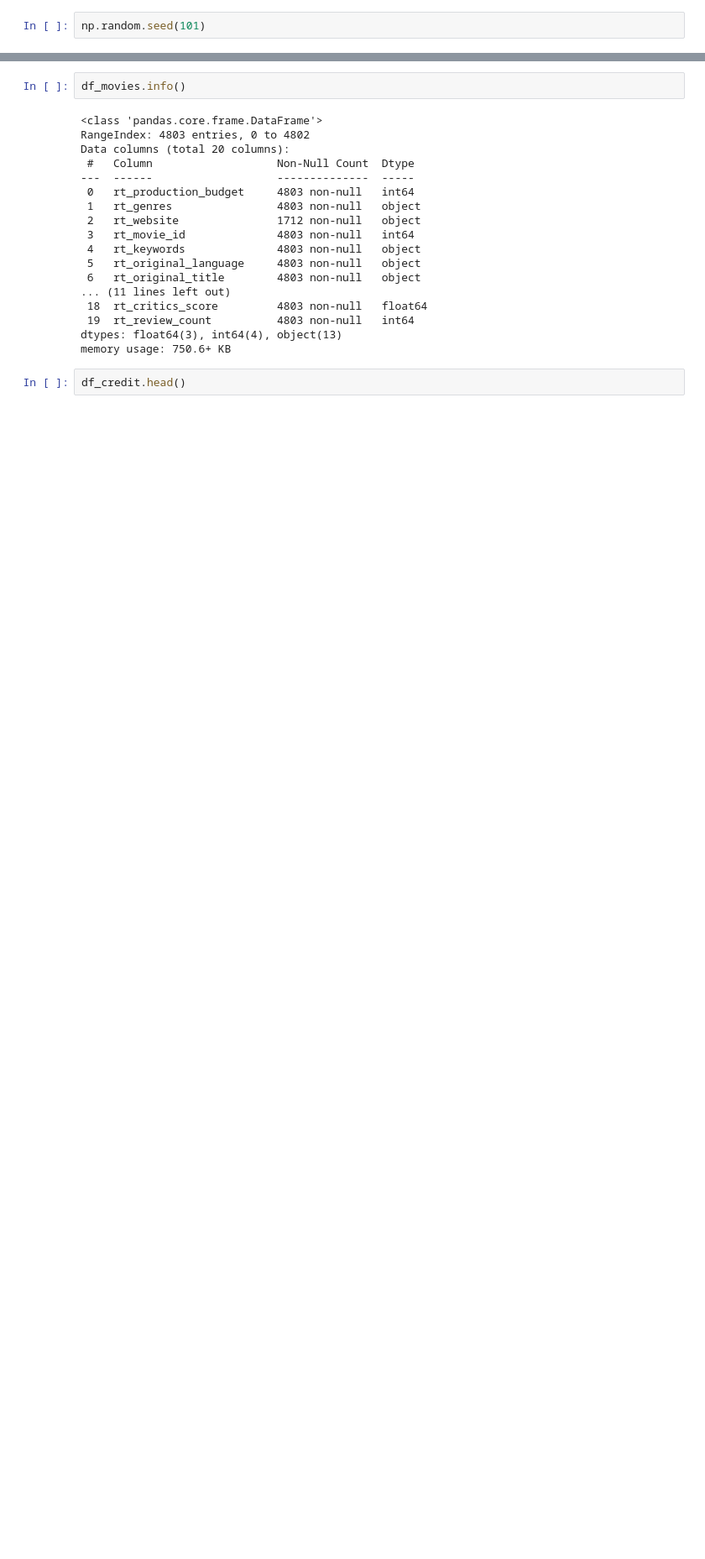
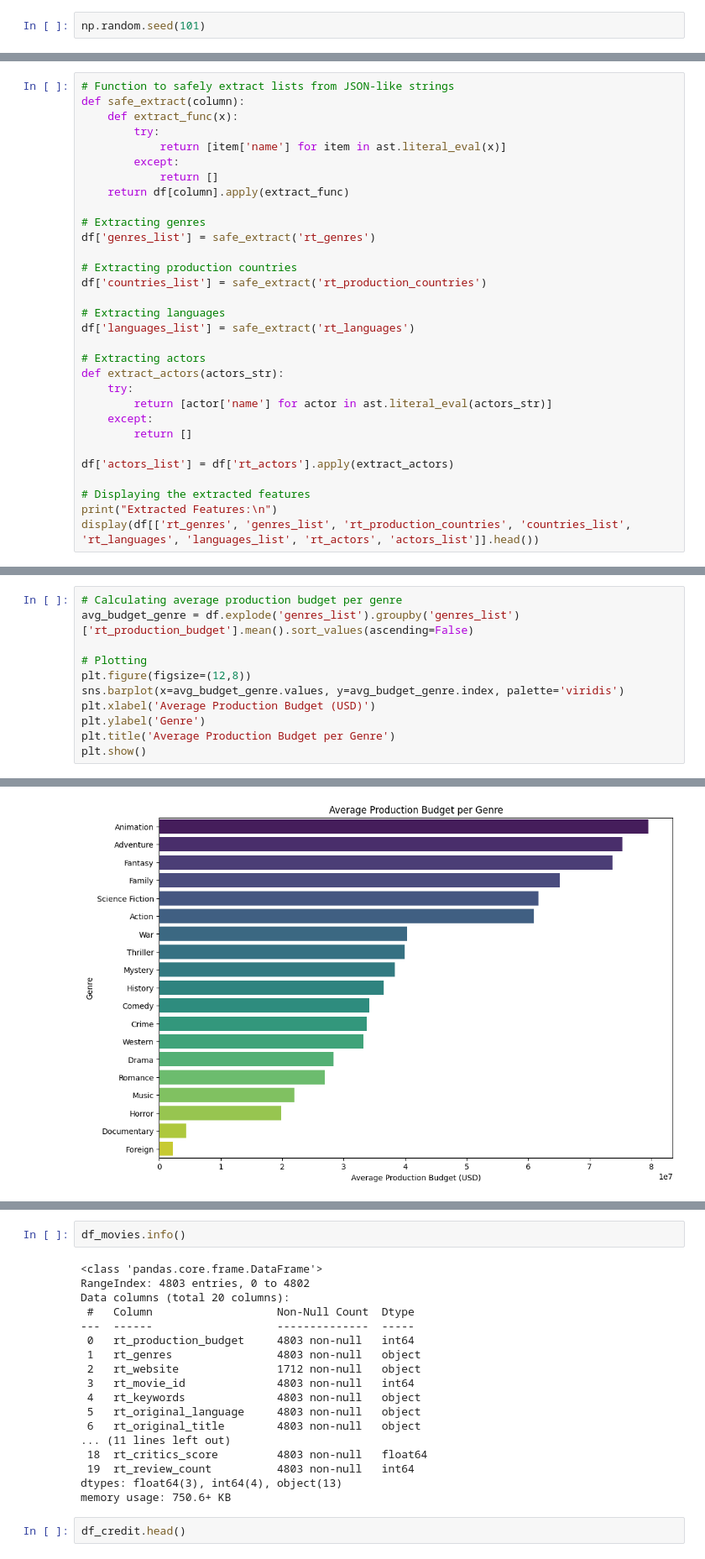
Before and after one commit to lAmiR1HosseiNl/Data_Science_Final_Project, a Jupyter notebook: AliShokoohi_400521477_AmirHosseinRaeghi_400522373/project.ipynb, the cells around one changed output, grey strips where cells are left out. Shown at 84% size. Drawn from its saved outputs; the diff is of its cells as text; blank space fills up the shorter version.

```diff
--- a/AliShokoohi_400521477_AmirHosseinRaeghi_400522373/project.ipynb
+++ b/AliShokoohi_400521477_AmirHosseinRaeghi_400522373/project.ipynb
@@ -65,0 +192,31 @@ X_train, X_test, y_train, y_test = train_test_split(X, y, test_size = 0.25)
+# %%
+# Function to safely extract lists from JSON-like strings
+def safe_extract(column):
+    def extract_func(x):
+        try:
+            return [item['name'] for item in ast.literal_eval(x)]
+        except:
+            return []
+    return df[column].apply(extract_func)
+
+# Extracting genres
+df['genres_list'] = safe_extract('rt_genres')
+
+# Extracting production countries
+df['countries_list'] = safe_extract('rt_production_countries')
+
+# Extracting languages
+df['languages_list'] = safe_extract('rt_languages')
+
+# Extracting actors
+def extract_actors(actors_str):
+    try:
+        return [actor['name'] for actor in ast.literal_eval(actors_str)]
+    except:
+        return []
+
+df['actors_list'] = df['rt_actors'].apply(extract_actors)
+
+# Displaying the extracted features
+print("Extracted Features:\n")
+display(df[['rt_genres', 'genres_list', 'rt_production_countries', 'countries_list', 'rt_languages', 'languages_list', 'rt_actors', 'actors_list']].head())
@@ -65,0 +287,12 @@ X_train, X_test, y_train, y_test = train_test_split(X, y, test_size = 0.25)
+# %%
+# Calculating average production budget per genre
+avg_budget_genre = df.explode('genres_list').groupby('genres_list')['rt_production_budget'].mean().sort_values(ascending=False)
+
+# Plotting
+plt.figure(figsize=(12,8))
+sns.barplot(x=avg_budget_genre.values, y=avg_budget_genre.index, palette='viridis')
+plt.xlabel('Average Production Budget (USD)')
+plt.ylabel('Genre')
+plt.title('Average Production Budget per Genre')
+plt.show()
+# %% [output]
@@ -65,0 +302 @@ X_train, X_test, y_train, y_test = train_test_split(X, y, test_size = 0.25)
+[figure, added]
```
Also changed, not shown: parts of 72 cells of this notebook, 1 other file.
